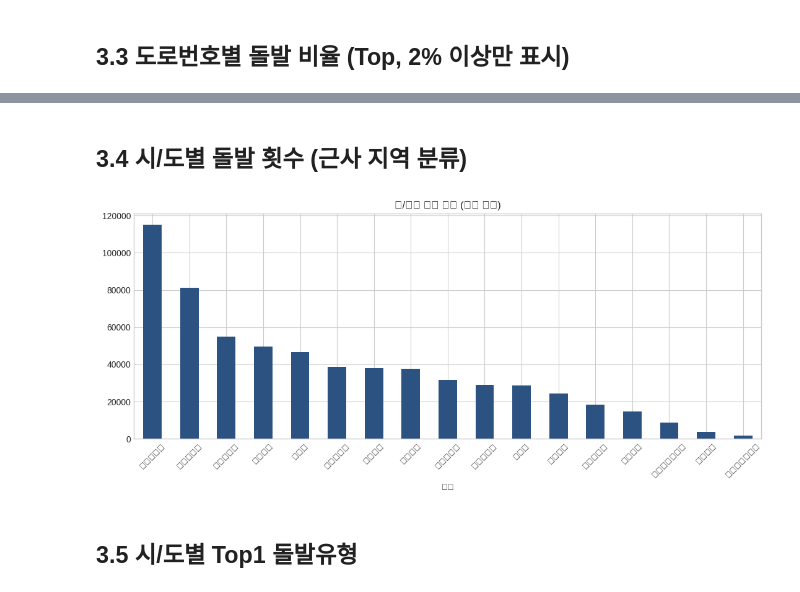
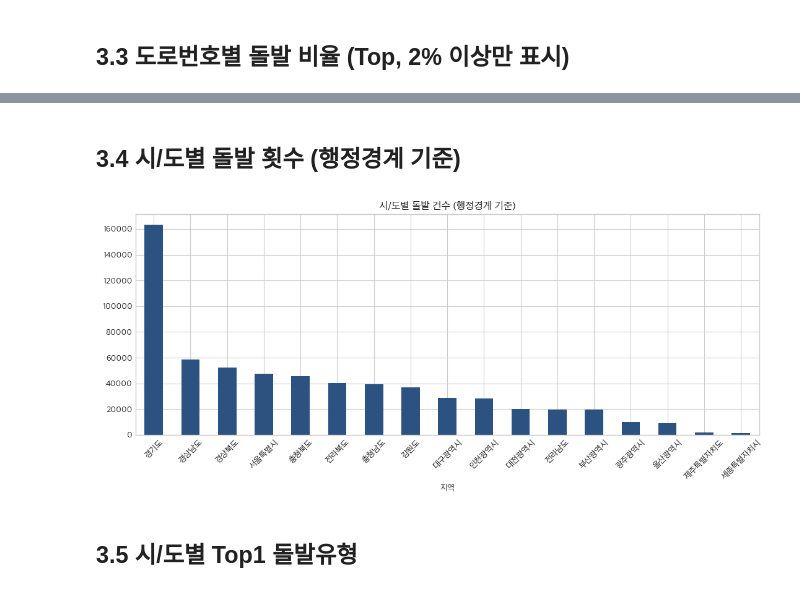
Before and after one commit to dan980918-coder/road-incident-analysis, a Jupyter notebook: notebooks/03_road_region_analysis.ipynb, the cells around one changed output, grey strips where cells are left out. Cells and saved outputs as stored; diff of their text form; code cells hidden in the pictures.

```diff
--- a/notebooks/03_road_region_analysis.ipynb
+++ b/notebooks/03_road_region_analysis.ipynb
@@ -80,19 +80,19 @@ plt.show()
 # %% [markdown]
-## 3.4 시/도별 돌발 횟수 (근사 지역 분류)
+## 3.4 시/도별 돌발 횟수 (행정경계 기준)
 # %%
 from src.region_mapping import assign_region
 df['지역'] = assign_region(df['Y'], df['X'])
 
 region_cnt = df['지역'].value_counts()
 fig, ax = plt.subplots(figsize=(11,5))
 region_cnt.plot(kind='bar', ax=ax, color='#2c5282')
-ax.set_title('시/도별 돌발 건수 (근사 분류)')
+ax.set_title('시/도별 돌발 건수 (행정경계 기준)')
 plt.xticks(rotation=45)
 plt.tight_layout()
 plt.savefig(FIG_DIR / '10_region_count.png', dpi=150)
 plt.show()
 # %% [output]
-[figure, old version]
+[figure, new version]
 # %% [markdown]
 ## 3.5 시/도별 Top1 돌발유형
 # %%
```
Also changed, not shown: parts of 5 cells of this notebook, 18 other files.
